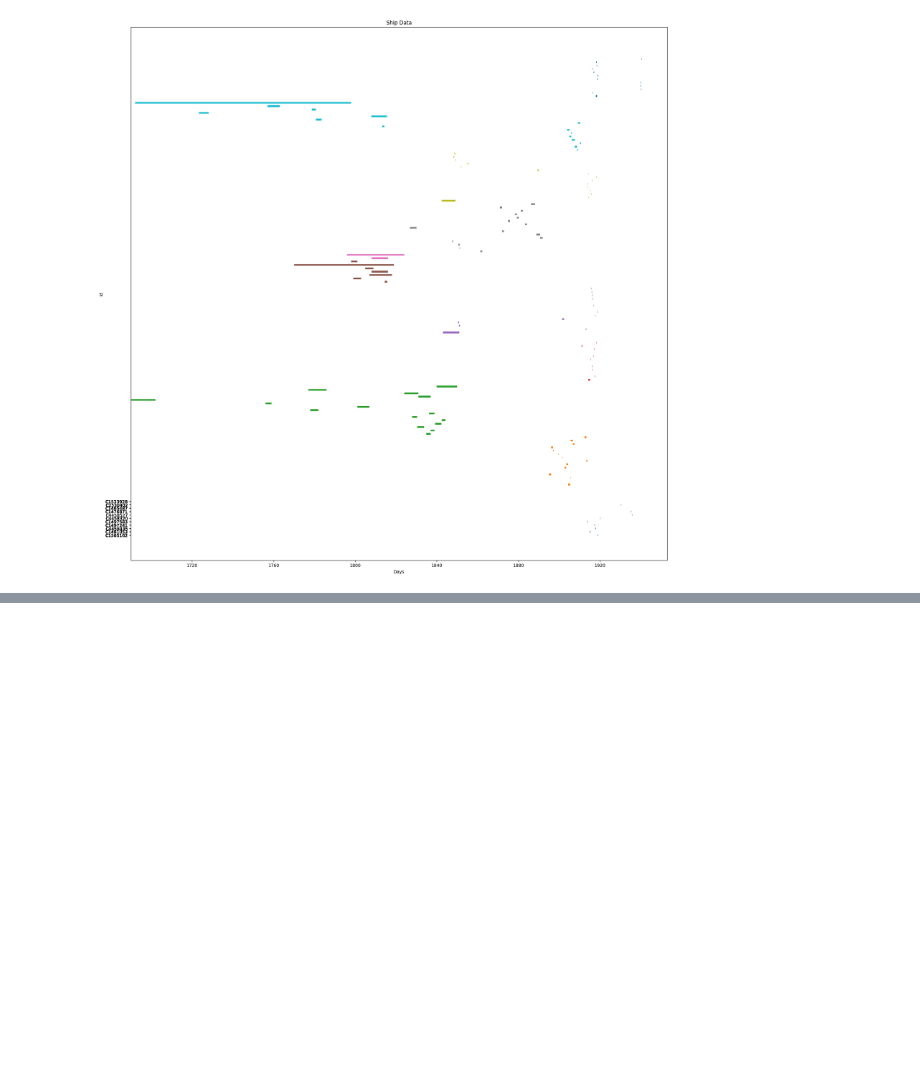
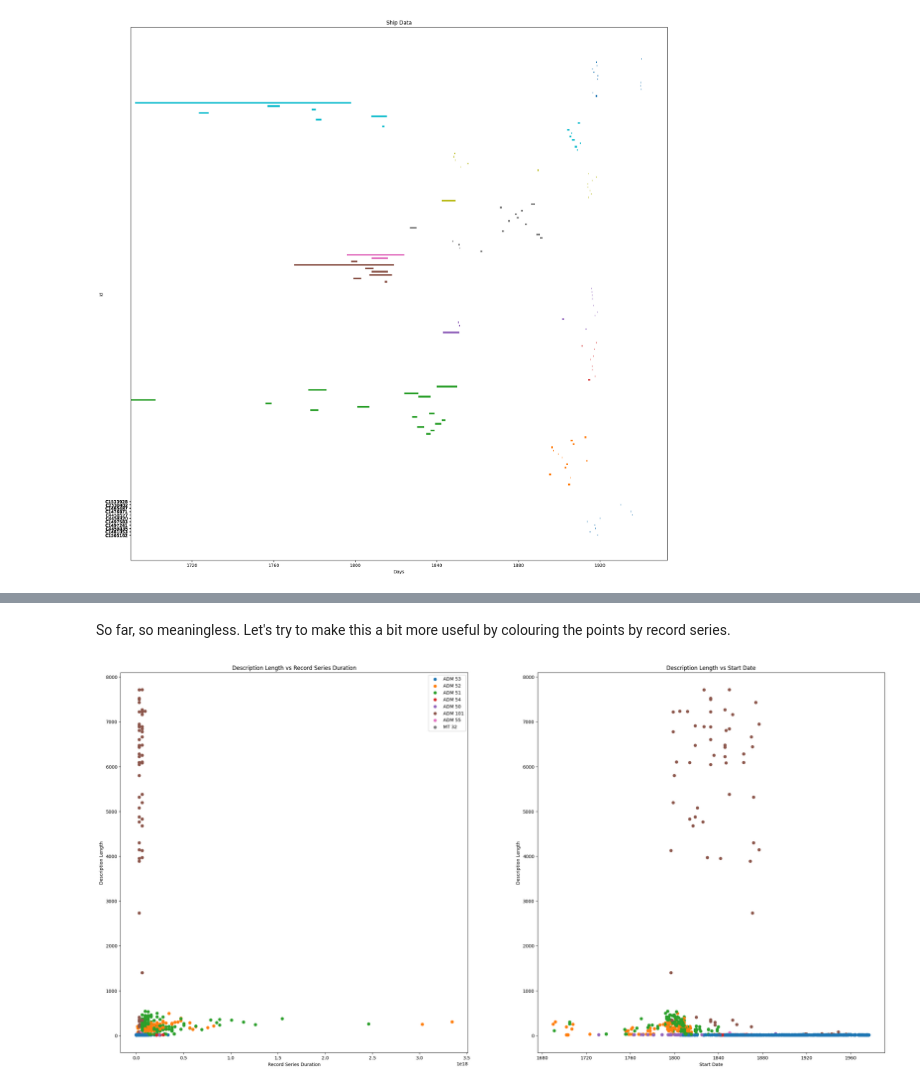
Before and after one commit to rae-drt/tna-exploratory-notebooks, a Jupyter notebook: drawing-graphs/2-drawing-graphs.ipynb, the cells around one changed output, grey strips where cells are left out. Saved outputs shown, nothing was run; the diff lists cells and outputs as text; code cells hidden in the pictures; blank space fills up the shorter version.

```diff
--- a/drawing-graphs/2-drawing-graphs.ipynb
+++ b/drawing-graphs/2-drawing-graphs.ipynb
@@ -128,0 +140,41 @@ print(ship_data_bar_graph_set)
+# %% [markdown]
+So far, so meaningless. Let's try to make this a bit more useful by colouring the points by record series.
+# %%
+record_series_colour_map = {}
+
+for index, record in enumerate(ship_data_description_set["reference"].unique()):
+    record_series_colour_map[record] = f"C{index}"
+
+ship_data_description_set["recordSeries_color"] = ship_data_description_set["reference"].map(record_series_colour_map)
+
+## add the duration of the record series to the dataframe
+
+ship_data_description_set["startDate"] = pandas.to_datetime(ship_data_description_set["startDate"], dayfirst=True)
+ship_data_description_set["endDate"] = pandas.to_datetime(ship_data_description_set["endDate"], dayfirst=True)
+ship_data_description_set["recordSeries_duration"] = ship_data_description_set["endDate"] - ship_data_description_set["startDate"]
+
+fig_scatter_2, (ax_scatter_2_1, ax_scatter_2_2) = plt.subplots(1, 2, figsize = (30, 15))
+
+ax_scatter_2_1.scatter(ship_data_description_set["recordSeries_duration"], ship_data_description_set["description_length"], color=ship_data_description_set["recordSeries_color"])
+
+ax_scatter_2_1.set_xlabel('Record Series Duration')
+ax_scatter_2_1.set_ylabel('Description Length')
+ax_scatter_2_1.set_title('Description Length vs Record Series Duration')
+
+for record in ship_data_description_set["reference"].unique():
+    ax_scatter_2_1.scatter([], [], label=record, color=record_series_colour_map[record])
+
+ax_scatter_2_1.legend()
+
+ax_scatter_2_2.scatter(ship_data_description_set["startDate"], ship_data_description_set["description_length"], color=ship_data_description_set["recordSeries_color"])
+
+ax_scatter_2_2.set_xlabel('Start Date')
+ax_scatter_2_2.set_ylabel('Description Length')
+ax_scatter_2_2.set_title('Description Length vs Start Date')
+
+for record in ship_data_description_set["reference"].unique():
+    ax_scatter_2_2.scatter([], [], label=record, color=record_series_colour_map[record])
+
+plt.show()
+# %% [output]
+[figure, added]
```
Also changed, not shown: parts of 7 cells of this notebook, 1 other file.
